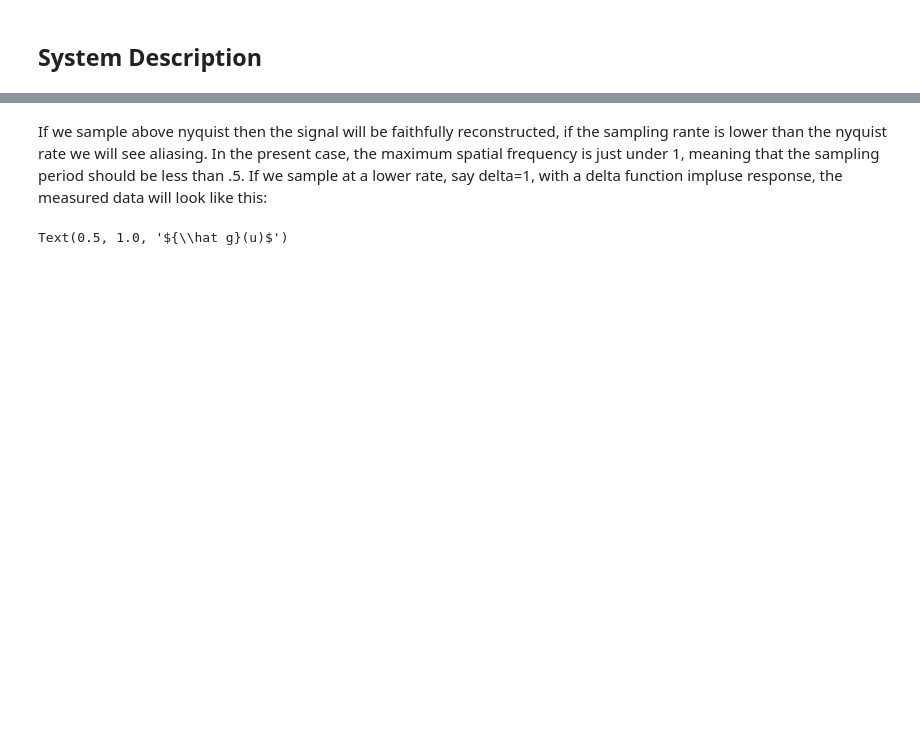
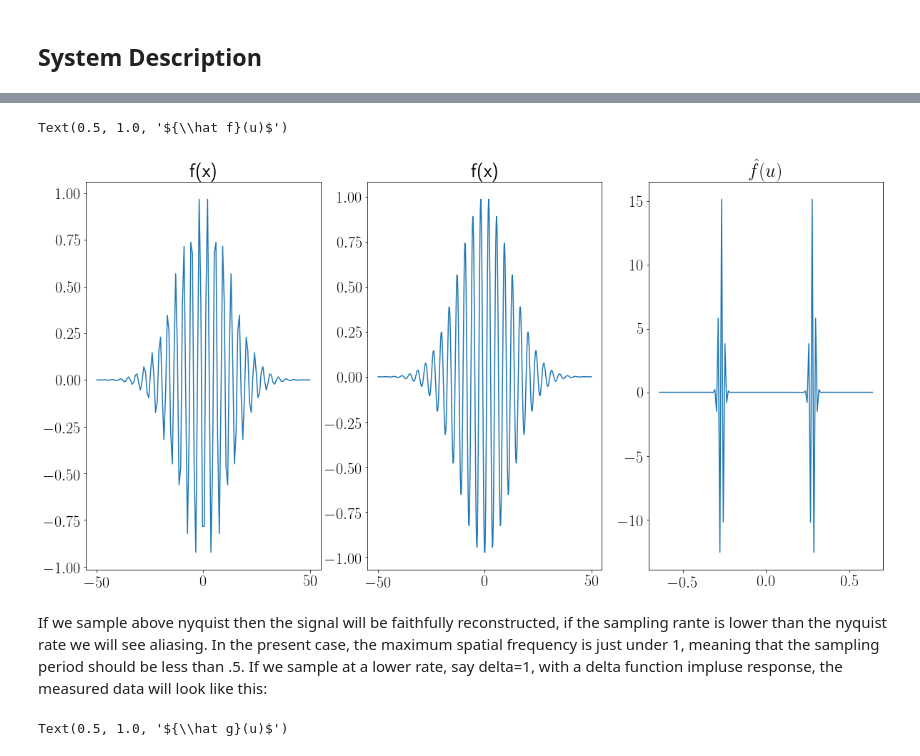
Before and after one commit to djbradyAtOpticalSciencesArizona/computationalImaging, a Jupyter notebook: forwardModels/DiscreteForwardModels.ipynb, the cells around one changed output, grey strips where cells are left out. Saved outputs shown, nothing was run; the diff lists cells and outputs as text; code cells hidden in the pictures; blank space fills up the shorter version.

```diff
--- a/forwardModels/DiscreteForwardModels.ipynb
+++ b/forwardModels/DiscreteForwardModels.ipynb
@@ -70,3 +63,27 @@ Text(0.5, 1.0, '${\\hat f}(u)$')
+# %%
+N=128
+X=50
+B=N/(4*X)
+xrange=np.linspace(-X,X,N)
+urange=np.linspace(-B,B,N)
+def f(x):
+  f=np.cos(2*np.pi*x)*np.exp(-x**2/300)
+  return f
+# now let's make interpolated function
+fUp= interp1d(xrange,f(xrange), kind='cubic')
+plt.subplot(1,3,1)
+plt.plot(xrange,f(xrange))
+plt.title('f(x)')
+plt.subplot(1,3,2)
+xUpSample=np.linspace(-X,X,4*N)
+plt.plot(xUpSample,fUp(xUpSample))
+plt.title('f(x)')
+plt.subplot(1,3,3)
+plt.plot(urange,np.fft.fftshift(np.fft.fft(f(xrange))))
+plt.title('${\hat f}(u)$')
+# %% [output]
+Text(0.5, 1.0, '${\\hat f}(u)$')
+[figure, added]
 # %% [markdown]
 If we sample above nyquist then the signal will be faithfully reconstructed, if the sampling rante is lower than the nyquist rate we will see aliasing. In the present case, the maximum spatial frequency is just under 1, meaning that the sampling period should be less than .5. If we sample at a lower rate, say delta=1, with a delta function impluse response, the measured data will look like this:
 # %%
```
Also changed, not shown: parts of 3 cells of this notebook.
